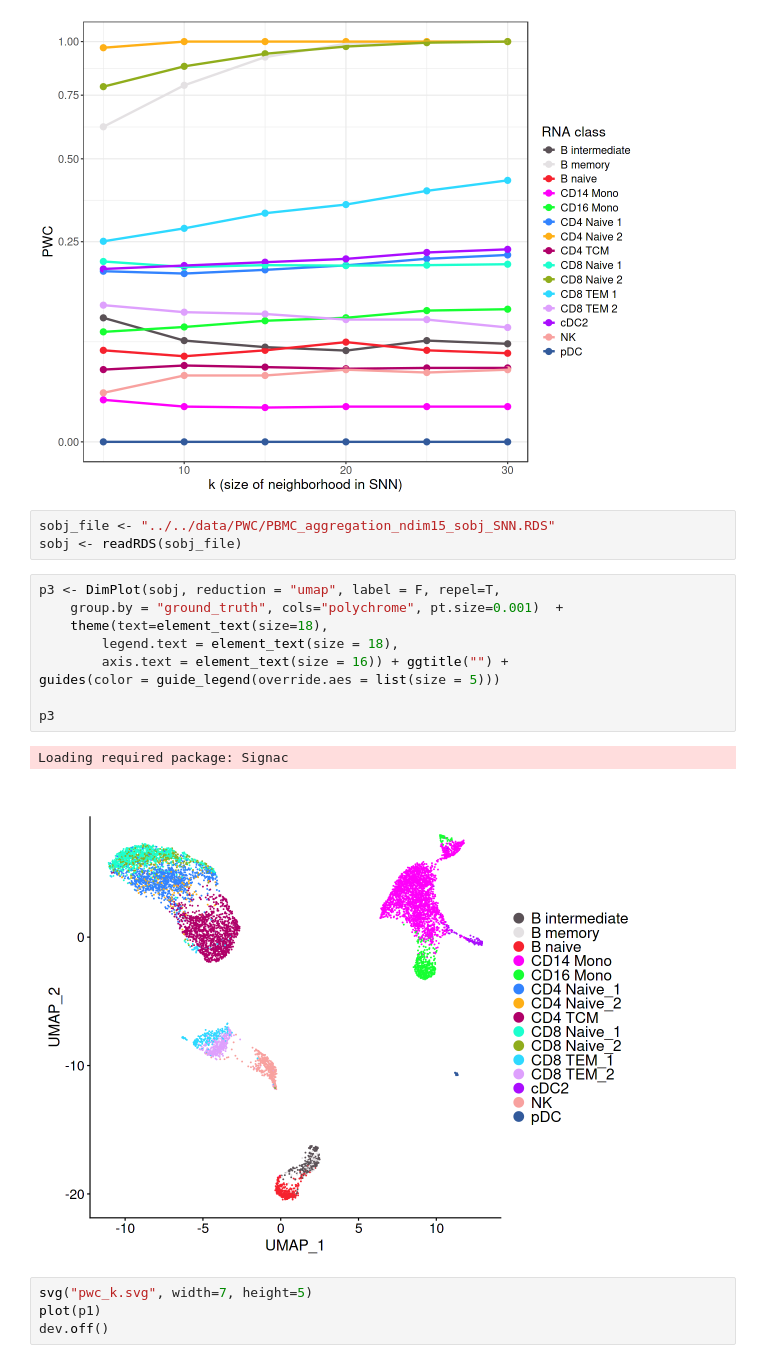
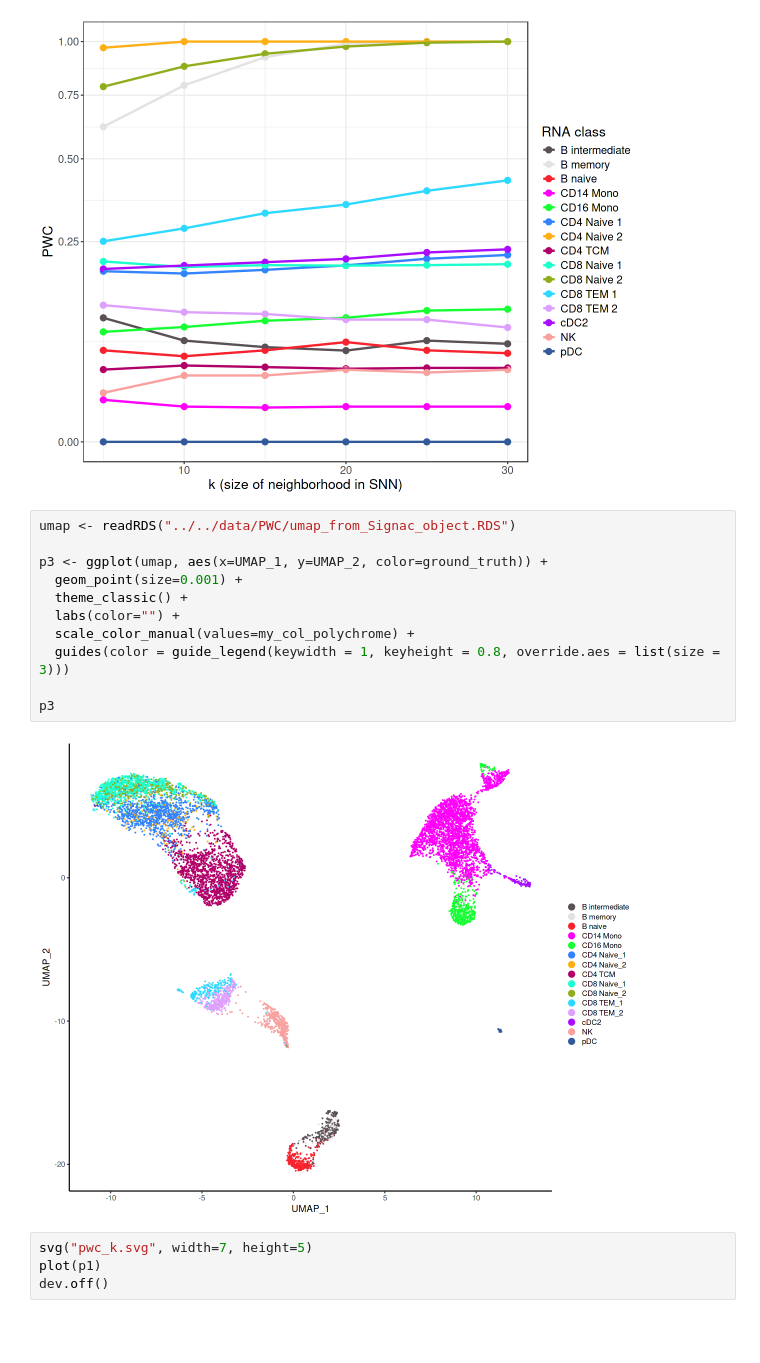
Before and after one commit to RoseYuan/metric_paper, a Jupyter notebook: Figures/PWC/PWC.ipynb, the cells around one changed output. Drawn from its saved outputs; the diff is of its cells as text; blank space fills up the shorter version.

Commit message:
update pwc data

```diff
--- a/Figures/PWC/PWC.ipynb
+++ b/Figures/PWC/PWC.ipynb
@@ -74,21 +53,19 @@ theme(text = element_text(size = 16))
 p1
 # %% [output]
 [figure]
-# %%
-sobj_file <- "../../data/PWC/PBMC_aggregation_ndim15_sobj_SNN.RDS"
-sobj <- readRDS(sobj_file)
-# %%
-p3 <- DimPlot(sobj, reduction = "umap", label = F, repel=T,
-    group.by = "ground_truth", cols="polychrome", pt.size=0.001)  +
-    theme(text=element_text(size=18),
-        legend.text = element_text(size = 18),
-        axis.text = element_text(size = 16)) + ggtitle("") +
-guides(color = guide_legend(override.aes = list(size = 5)))
-
-p3
-# %% [output]
-Loading required package: Signac
-[figure, removed]
+# %%
+umap <- readRDS("../../data/PWC/umap_from_Signac_object.RDS")
+
+p3 <- ggplot(umap, aes(x=UMAP_1, y=UMAP_2, color=ground_truth)) +
+  geom_point(size=0.001) +
+  theme_classic() +
+  labs(color="") +
+  scale_color_manual(values=my_col_polychrome) +
+  guides(color = guide_legend(keywidth = 1, keyheight = 0.8, override.aes = list(size = 3)))
+
+p3
+# %% [output]
+[figure, added]
 # %%
 svg("pwc_k.svg", width=7, height=5)
 plot(p1)
```
Also changed, not shown: parts of 2 cells of this notebook, 1 other file.
